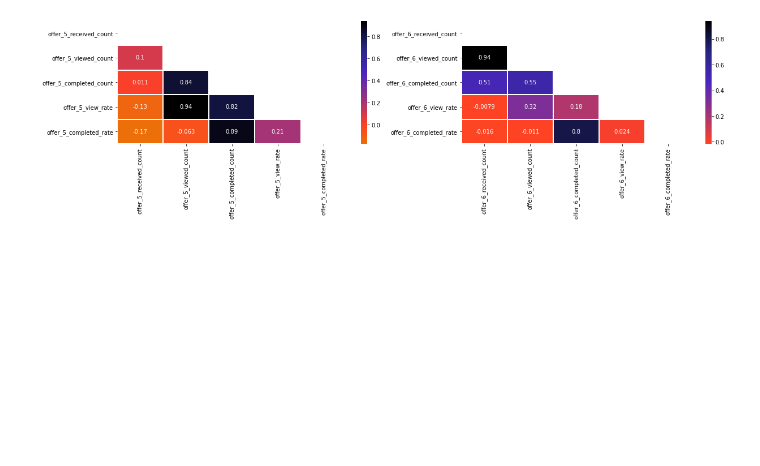
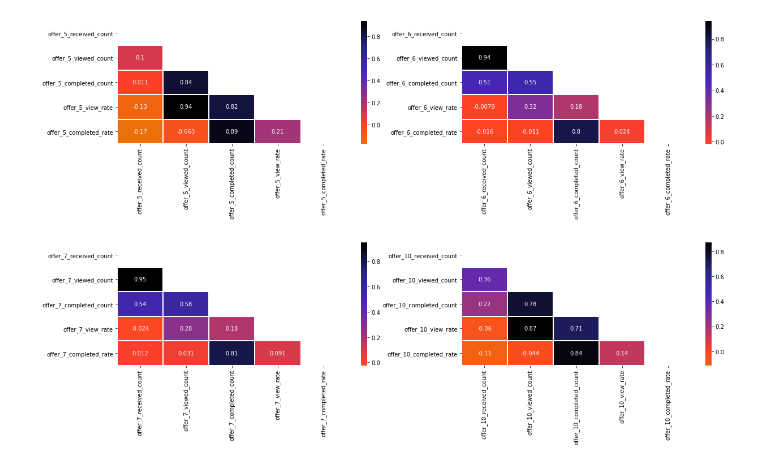
Before and after one commit to Arjunar92/Starbucks_Customer_Segmentation_Project, a Jupyter notebook: Starbucks_Customer_Segmentation_012821a.ipynb, the cells around one changed output. Saved outputs shown, nothing was run; the diff lists cells and outputs as text; code cells hidden in the pictures; blank space fills up the shorter version.

```diff
--- a/Starbucks_Customer_Segmentation_012821a.ipynb
+++ b/Starbucks_Customer_Segmentation_012821a.ipynb
@@ -390,7 +367,7 @@ offer7_data.columns = offer7_data.columns.str.replace("offer_name_", "")
 offer10_data = profile_offer[['offer_name_offer_10_received_count','offer_name_offer_10_viewed_count',
  'offer_name_offer_10_completed_count','offer_name_offer_10_view_rate','offer_name_offer_10_completed_rate']]
 
-offer10_data.columns = offer9_data.columns.str.replace("offer_name_", "")
+offer10_data.columns = offer10_data.columns.str.replace("offer_name_", "")
 # %%
 fig, axs =  plt.subplots(ncols=2, figsize=(20, 4))
 
@@ -405,3 +382,17 @@ matrix = np.triu(corr)
 ax = sns.heatmap(corr, annot=True,  mask = matrix, linewidths=1, center=0, cmap = "CMRmap_r", ax=axs[1])
 # %% [output]
 [figure]
+# %%
+fig, axs =  plt.subplots(ncols=2, figsize=(20, 4))
+
+
+corr = offer7_data.corr()
+matrix = np.triu(corr)
+ax = sns.heatmap(corr, annot=True,  mask = matrix, linewidths=1, center=0, cmap = "CMRmap_r", ax=axs[0])
+
+
+corr = offer10_data.corr()
+matrix = np.triu(corr)
+ax = sns.heatmap(corr, annot=True,  mask = matrix, linewidths=1, center=0, cmap = "CMRmap_r", ax=axs[1])
+# %% [output]
+[figure, added]
```
Also changed, not shown: parts of 29 cells of this notebook.
